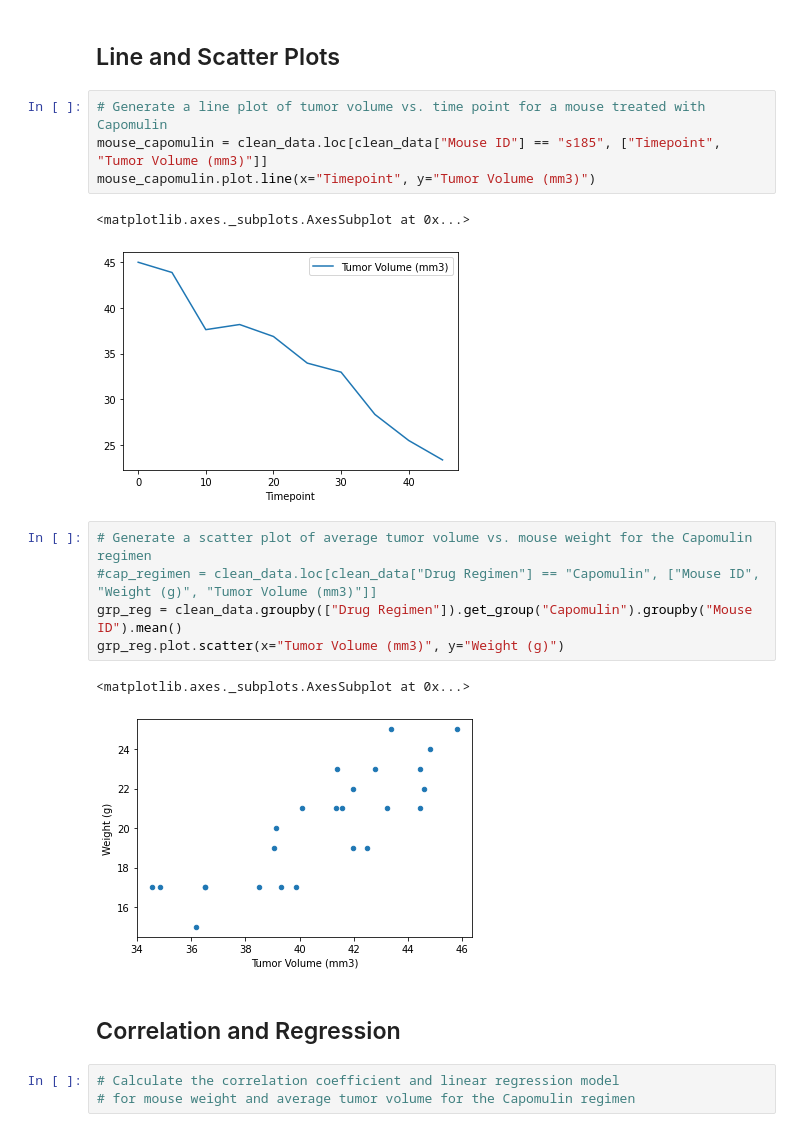
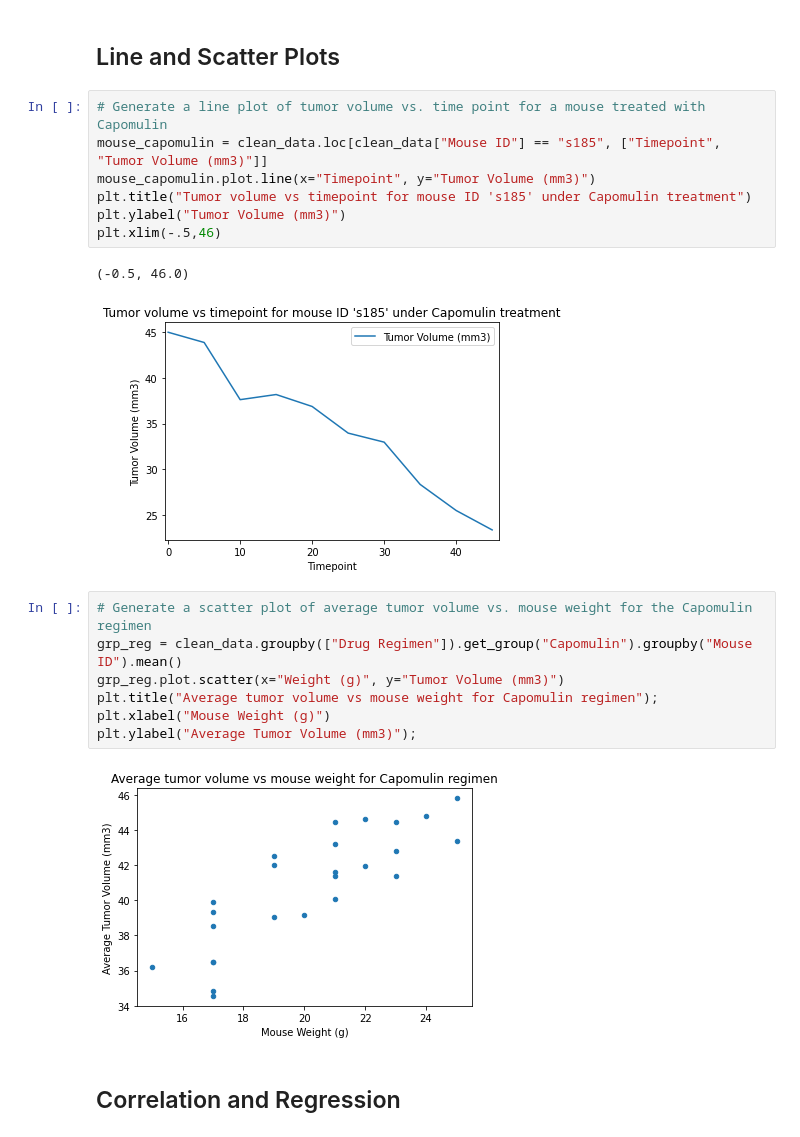
Before and after one commit to sherintm/matplotlib-challenge, a Jupyter notebook: Pymaceuticals/pymaceuticals_starter.ipynb, the cells around one changed output. Drawn from its saved outputs; the diff is of its cells as text.

Commit message:
Added all plots

```diff
--- a/Pymaceuticals/pymaceuticals_starter.ipynb
+++ b/Pymaceuticals/pymaceuticals_starter.ipynb
@@ -240,20 +249,21 @@ tmr_vol_data = []
 # %%
 # Generate a line plot of tumor volume vs. time point for a mouse treated with Capomulin
 mouse_capomulin = clean_data.loc[clean_data["Mouse ID"] == "s185", ["Timepoint", "Tumor Volume (mm3)"]]
 mouse_capomulin.plot.line(x="Timepoint", y="Tumor Volume (mm3)")
+plt.title("Tumor volume vs timepoint for mouse ID 's185' under Capomulin treatment")
+plt.ylabel("Tumor Volume (mm3)")
+plt.xlim(-.5,46)
 # %% [output]
-<matplotlib.axes._subplots.AxesSubplot at 0x...>
+(-0.5, 46.0)
-[figure, old version]
+[figure, new version]
 # %%
 # Generate a scatter plot of average tumor volume vs. mouse weight for the Capomulin regimen
-#cap_regimen = clean_data.loc[clean_data["Drug Regimen"] == "Capomulin", ["Mouse ID", "Weight (g)", "Tumor Volume (mm3)"]]
 grp_reg = clean_data.groupby(["Drug Regimen"]).get_group("Capomulin").groupby("Mouse ID").mean()
-grp_reg.plot.scatter(x="Tumor Volume (mm3)", y="Weight (g)")
+grp_reg.plot.scatter(x="Weight (g)", y="Tumor Volume (mm3)")
+plt.title("Average tumor volume vs mouse weight for Capomulin regimen");
+plt.xlabel("Mouse Weight (g)")
+plt.ylabel("Average Tumor Volume (mm3)");
 # %% [output]
-<matplotlib.axes._subplots.AxesSubplot at 0x...>
-[figure, old version]
+[figure, new version]
 # %% [markdown]
 ## Correlation and Regression
-# %%
-# Calculate the correlation coefficient and linear regression model
-# for mouse weight and average tumor volume for the Capomulin regimen
```
Also changed, not shown: parts of 10 cells of this notebook.
